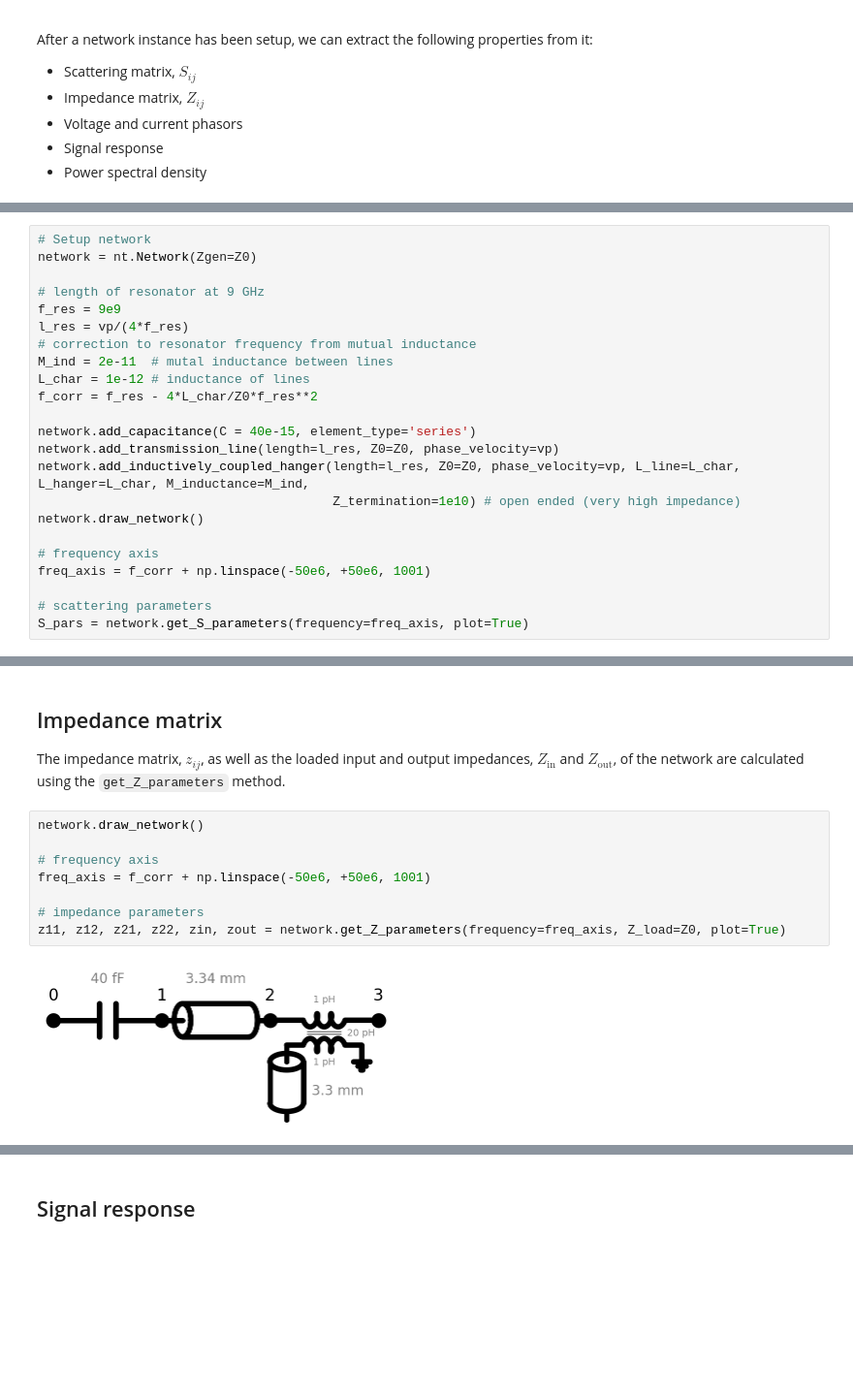
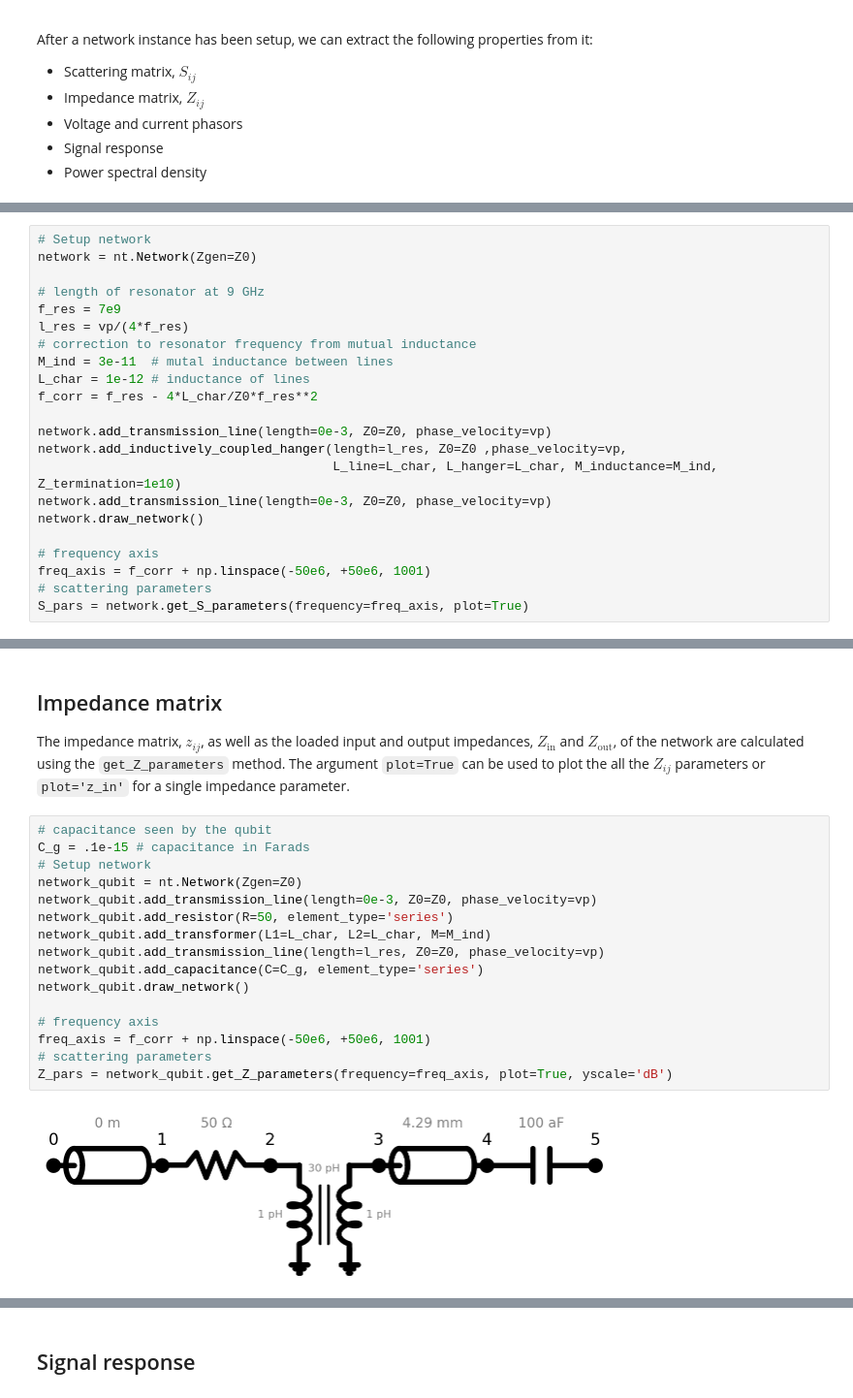
Before and after one commit to jorgemfm27/Network_analysis, a Jupyter notebook: tutorial_nb.ipynb, the cells around one changed output, grey strips where cells are left out. Shown at 97% size. Cells and saved outputs as stored; diff of their text form; blank space fills up the shorter version.

```diff
--- a/tutorial_nb.ipynb
+++ b/tutorial_nb.ipynb
@@ -179,22 +209,21 @@ An example of scattering parameters for a input capacitance transmission line. T
 network = nt.Network(Zgen=Z0)
 
 # length of resonator at 9 GHz
-f_res = 9e9
+f_res = 7e9
 l_res = vp/(4*f_res)
 # correction to resonator frequency from mutual inductance
-M_ind = 2e-11  # mutal inductance between lines
+M_ind = 3e-11  # mutal inductance between lines
 L_char = 1e-12 # inductance of lines
 f_corr = f_res - 4*L_char/Z0*f_res**2
 
-network.add_capacitance(C = 40e-15, element_type='series')
-network.add_transmission_line(length=l_res, Z0=Z0, phase_velocity=vp)
-network.add_inductively_coupled_hanger(length=l_res, Z0=Z0, phase_velocity=vp, L_line=L_char, L_hanger=L_char, M_inductance=M_ind,
-                                       Z_termination=1e10) # open ended (very high impedance)
+network.add_transmission_line(length=0e-3, Z0=Z0, phase_velocity=vp)
+network.add_inductively_coupled_hanger(length=l_res, Z0=Z0 ,phase_velocity=vp,
+                                       L_line=L_char, L_hanger=L_char, M_inductance=M_ind, Z_termination=1e10)
+network.add_transmission_line(length=0e-3, Z0=Z0, phase_velocity=vp)
 network.draw_network()
 
 # frequency axis
 freq_axis = f_corr + np.linspace(-50e6, +50e6, 1001)
-
 # scattering parameters
 S_pars = network.get_S_parameters(frequency=freq_axis, plot=True)
 # %% [output]
@@ -203,14 +232,22 @@ S_pars = network.get_S_parameters(frequency=freq_axis, plot=True)
 # %% [markdown]
 ## Impedance matrix
 
-The impedance matrix, $z_{ij}$, as well as the loaded input and output impedances, $Z_\mathrm{in}$ and $Z_\mathrm{out}$, of the network are calculated using the `get_Z_parameters` method.
+The impedance matrix, $z_{ij}$, as well as the loaded input and output impedances, $Z_\mathrm{in}$ and $Z_\mathrm{out}$, of the network are calculated using the `get_Z_parameters` method. The argument `plot=True` can be used to plot the all the $Z_{ij}$ parameters or `plot='z_in'` for a single impedance parameter.
 # %%
-network.draw_network()
+# capacitance seen by the qubit
+C_g = .1e-15 # capacitance in Farads
+# Setup network
+network_qubit = nt.Network(Zgen=Z0)
+network_qubit.add_transmission_line(length=0e-3, Z0=Z0, phase_velocity=vp)
+network_qubit.add_resistor(R=50, element_type='series')
+network_qubit.add_transformer(L1=L_char, L2=L_char, M=M_ind)
+network_qubit.add_transmission_line(length=l_res, Z0=Z0, phase_velocity=vp)
+network_qubit.add_capacitance(C=C_g, element_type='series')
+network_qubit.draw_network()
 
 # frequency axis
 freq_axis = f_corr + np.linspace(-50e6, +50e6, 1001)
-
-# impedance parameters
-z11, z12, z21, z22, zin, zout = network.get_Z_parameters(frequency=freq_axis, Z_load=Z0, plot=True)
+# scattering parameters
+Z_pars = network_qubit.get_Z_parameters(frequency=freq_axis, plot=True, yscale='dB')
 # %% [output]
-[figure, old version]
+[figure, new version]
```
Also changed, not shown: parts of 29 cells of this notebook, 3 other files.
